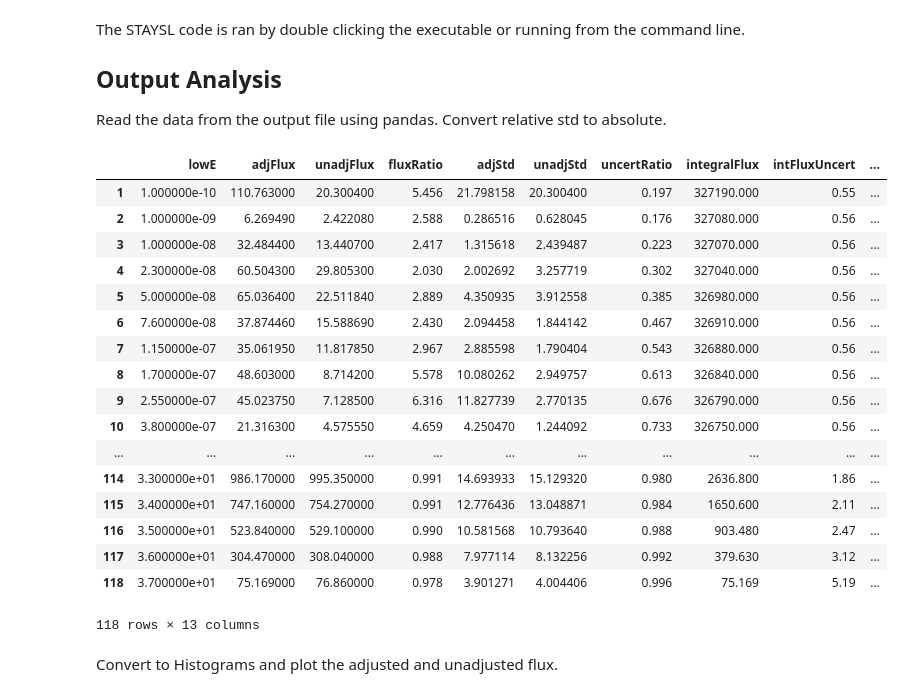
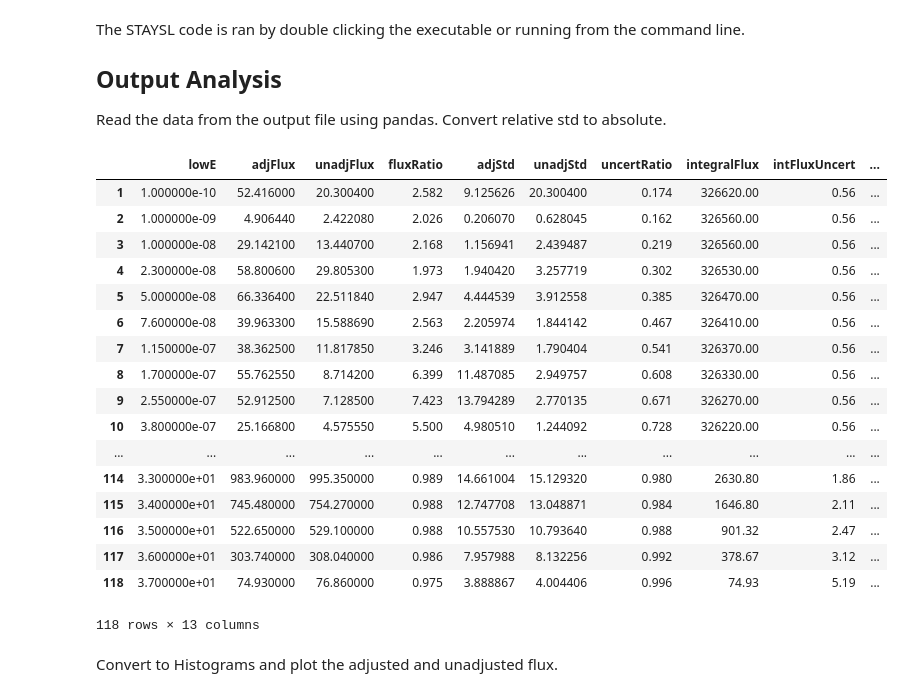
Before and after one commit to 2lambda123/88_Data, a Jupyter notebook: Experiments/Activation/33MeVTa_25Apr/Unfold/CleanBeam/STAYSL_CleanBeam_Input-&-Analysis.ipynb, the cells around one changed output. Cells and saved outputs as stored; diff of their text form; code cells hidden in the pictures.

```diff
--- a/Experiments/Activation/33MeVTa_25Apr/Unfold/CleanBeam/STAYSL_CleanBeam_Input-&-Analysis.ipynb
+++ b/Experiments/Activation/33MeVTa_25Apr/Unfold/CleanBeam/STAYSL_CleanBeam_Input-&-Analysis.ipynb
@@ -94,43 +94,43 @@ Read the data from the output file using pandas. Convert relative std to absolut
 # %%
 import pandas as pd
 from DataAnalysis.DataManipulation import bin_integration, bin_differentiation
 
-path = 'C:/Users/James/Dropbox/UCB/Research/ETAs/88Inch/Data/Experiments/Activation/33MeVTa_25Apr/Unfold/CleanBeam/STAYSL_PNNL/stayslin.out'
+path = 'C:/Users/James/Dropbox/UCB/Research/ETAs/88Inch/Data/Experiments/Activation/33MeVTa_25Apr/Unfold/CleanBeam - Copy/STAYSL_PNNL/stayslin.out'
 df = pd.read_table(path, engine='python', sep='\s+', skiprows=101, skipfooter=649, header=None,
                    names=['lowE', 'adjFlux', 'unadjFlux', 'fluxRatio', 'adjStd',
                           'unadjStd', 'uncertRatio', 'integralFlux', 'intFluxUncert'])
 
 df.apply(pd.to_numeric)
 
 df['adjFlux'] = bin_integration(df['lowE'].tolist(), df['adjFlux'].tolist(), 'low')
 df['adjLethargy'] =  bin_differentiation(df['lowE'].tolist(), df['adjFlux'].tolist(), 'low', True)
 df['unadjFlux'] = bin_integration(df['lowE'].tolist(), df['unadjFlux'].tolist(), 'low')
 df['unadjLethargy'] =  bin_differentiation(df['lowE'].tolist(), df['unadjFlux'].tolist(), 'low', True)
 
 df['adjLethargyStd'] = df['adjStd'] * df['adjLethargy'] / 100
 df['unadjLethargyStd'] = df['unadjStd'] * df['adjLethargy'] / 100
 df['adjStd'] = df['adjStd'] * df['adjFlux'] / 100
 df['unadjStd'] = df['unadjStd'] * df['unadjFlux'] / 100
 
 df
 # %% [output]
 |  | lowE | adjFlux | unadjFlux | fluxRatio | adjStd | unadjStd | uncertRatio | integralFlux | intFluxUncert | ... |
-| 1 | 1.000000e-10 | 110.763000 | 20.300400 | 5.456 | 21.798158 | 20.300400 | 0.197 | 327190.000 | 0.55 | ... |
-| 2 | 1.000000e-09 | 6.269490 | 2.422080 | 2.588 | 0.286516 | 0.628045 | 0.176 | 327080.000 | 0.56 | ... |
-| 3 | 1.000000e-08 | 32.484400 | 13.440700 | 2.417 | 1.315618 | 2.439487 | 0.223 | 327070.000 | 0.56 | ... |
-| 4 | 2.300000e-08 | 60.504300 | 29.805300 | 2.030 | 2.002692 | 3.257719 | 0.302 | 327040.000 | 0.56 | ... |
-| 5 | 5.000000e-08 | 65.036400 | 22.511840 | 2.889 | 4.350935 | 3.912558 | 0.385 | 326980.000 | 0.56 | ... |
-| 6 | 7.600000e-08 | 37.874460 | 15.588690 | 2.430 | 2.094458 | 1.844142 | 0.467 | 326910.000 | 0.56 | ... |
-| 7 | 1.150000e-07 | 35.061950 | 11.817850 | 2.967 | 2.885598 | 1.790404 | 0.543 | 326880.000 | 0.56 | ... |
-| 8 | 1.700000e-07 | 48.603000 | 8.714200 | 5.578 | 10.080262 | 2.949757 | 0.613 | 326840.000 | 0.56 | ... |
-| 9 | 2.550000e-07 | 45.023750 | 7.128500 | 6.316 | 11.827739 | 2.770135 | 0.676 | 326790.000 | 0.56 | ... |
-| 10 | 3.800000e-07 | 21.316300 | 4.575550 | 4.659 | 4.250470 | 1.244092 | 0.733 | 326750.000 | 0.56 | ... |
+| 1 | 1.000000e-10 | 52.416000 | 20.300400 | 2.582 | 9.125626 | 20.300400 | 0.174 | 326620.00 | 0.56 | ... |
+| 2 | 1.000000e-09 | 4.906440 | 2.422080 | 2.026 | 0.206070 | 0.628045 | 0.162 | 326560.00 | 0.56 | ... |
+| 3 | 1.000000e-08 | 29.142100 | 13.440700 | 2.168 | 1.156941 | 2.439487 | 0.219 | 326560.00 | 0.56 | ... |
+| 4 | 2.300000e-08 | 58.800600 | 29.805300 | 1.973 | 1.940420 | 3.257719 | 0.302 | 326530.00 | 0.56 | ... |
+| 5 | 5.000000e-08 | 66.336400 | 22.511840 | 2.947 | 4.444539 | 3.912558 | 0.385 | 326470.00 | 0.56 | ... |
+| 6 | 7.600000e-08 | 39.963300 | 15.588690 | 2.563 | 2.205974 | 1.844142 | 0.467 | 326410.00 | 0.56 | ... |
+| 7 | 1.150000e-07 | 38.362500 | 11.817850 | 3.246 | 3.141889 | 1.790404 | 0.541 | 326370.00 | 0.56 | ... |
+| 8 | 1.700000e-07 | 55.762550 | 8.714200 | 6.399 | 11.487085 | 2.949757 | 0.608 | 326330.00 | 0.56 | ... |
+| 9 | 2.550000e-07 | 52.912500 | 7.128500 | 7.423 | 13.794289 | 2.770135 | 0.671 | 326270.00 | 0.56 | ... |
+| 10 | 3.800000e-07 | 25.166800 | 4.575550 | 5.500 | 4.980510 | 1.244092 | 0.728 | 326220.00 | 0.56 | ... |
 | ... | ... | ... | ... | ... | ... | ... | ... | ... | ... | ... |
-| 114 | 3.300000e+01 | 986.170000 | 995.350000 | 0.991 | 14.693933 | 15.129320 | 0.980 | 2636.800 | 1.86 | ... |
-| 115 | 3.400000e+01 | 747.160000 | 754.270000 | 0.991 | 12.776436 | 13.048871 | 0.984 | 1650.600 | 2.11 | ... |
-| 116 | 3.500000e+01 | 523.840000 | 529.100000 | 0.990 | 10.581568 | 10.793640 | 0.988 | 903.480 | 2.47 | ... |
-| 117 | 3.600000e+01 | 304.470000 | 308.040000 | 0.988 | 7.977114 | 8.132256 | 0.992 | 379.630 | 3.12 | ... |
-| 118 | 3.700000e+01 | 75.169000 | 76.860000 | 0.978 | 3.901271 | 4.004406 | 0.996 | 75.169 | 5.19 | ... |
+| 114 | 3.300000e+01 | 983.960000 | 995.350000 | 0.989 | 14.661004 | 15.129320 | 0.980 | 2630.80 | 1.86 | ... |
+| 115 | 3.400000e+01 | 745.480000 | 754.270000 | 0.988 | 12.747708 | 13.048871 | 0.984 | 1646.80 | 2.11 | ... |
+| 116 | 3.500000e+01 | 522.650000 | 529.100000 | 0.988 | 10.557530 | 10.793640 | 0.988 | 901.32 | 2.47 | ... |
+| 117 | 3.600000e+01 | 303.740000 | 308.040000 | 0.986 | 7.957988 | 8.132256 | 0.992 | 378.67 | 3.12 | ... |
+| 118 | 3.700000e+01 | 74.930000 | 76.860000 | 0.975 | 3.888867 | 4.004406 | 0.996 | 74.93 | 5.19 | ... |
 118 rows × 13 columns
 # %% [markdown]
 Convert to Histograms and plot the adjusted and unadjusted flux.
```
Also changed, not shown: parts of 10 cells of this notebook, 26 other files.
